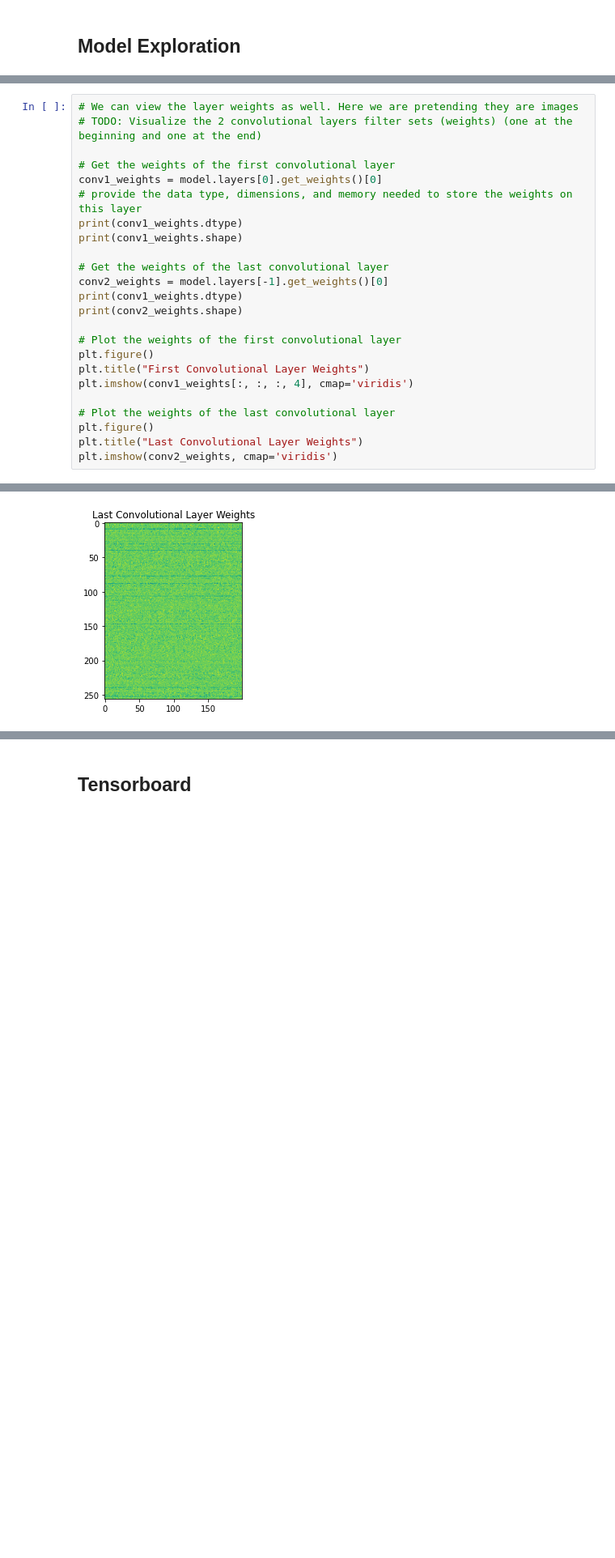
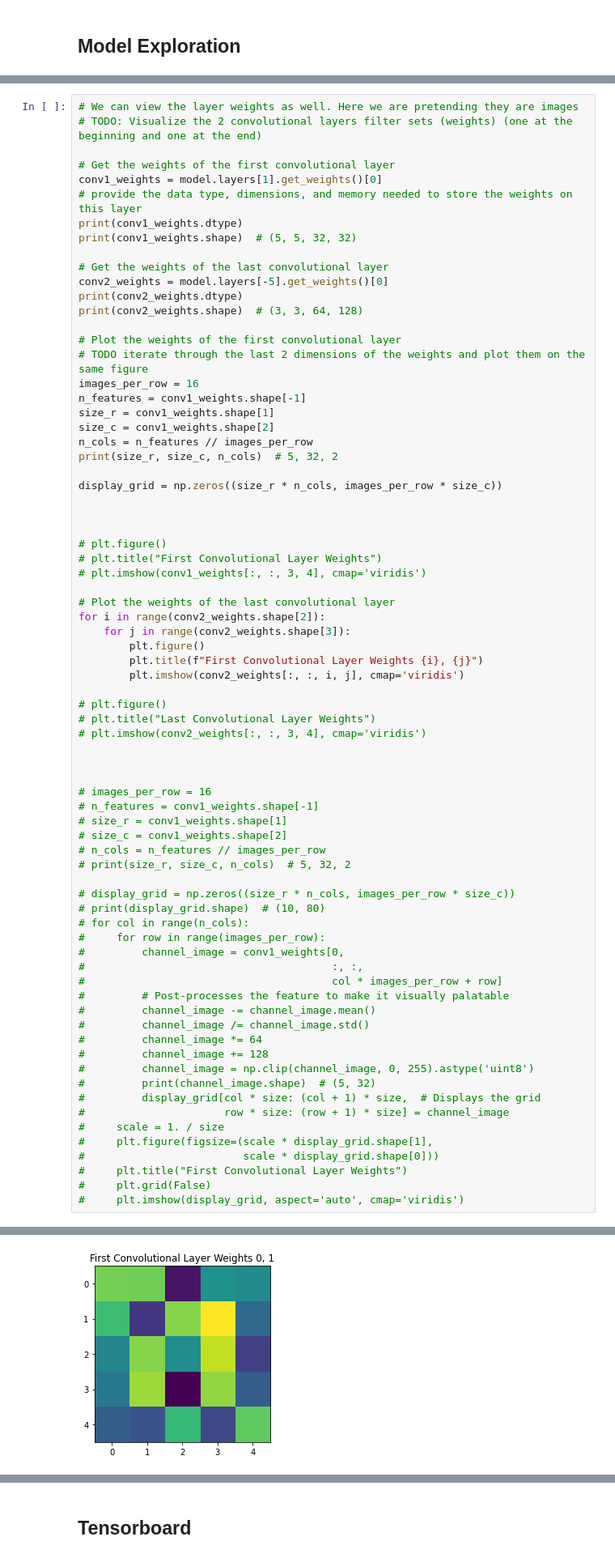
Before and after one commit to WebKingdom/CPRE587, a Jupyter notebook: lab1/487_lab1_Q.ipynb, the cells around one changed output, grey strips where cells are left out. Shown at 81% size. Saved outputs shown, nothing was run; the diff lists cells and outputs as text; blank space fills up the shorter version.

```diff
--- a/lab1/487_lab1_Q.ipynb
+++ b/lab1/487_lab1_Q.ipynb
@@ -374,23 +372,73 @@ tf.keras.utils.plot_model(model, "model.png", show_shapes=True, show_dtype=True,
 # TODO: Visualize the 2 convolutional layers filter sets (weights) (one at the beginning and one at the end)
 
 # Get the weights of the first convolutional layer
-conv1_weights = model.layers[0].get_weights()[0]
+conv1_weights = model.layers[1].get_weights()[0]
 # provide the data type, dimensions, and memory needed to store the weights on this layer
 print(conv1_weights.dtype)
-print(conv1_weights.shape)
+print(conv1_weights.shape)  # (5, 5, 32, 32)
 
 # Get the weights of the last convolutional layer
-conv2_weights = model.layers[-1].get_weights()[0]
-print(conv1_weights.dtype)
-print(conv2_weights.shape)
+conv2_weights = model.layers[-5].get_weights()[0]
+print(conv2_weights.dtype)
+print(conv2_weights.shape)  # (3, 3, 64, 128)
 
 # Plot the weights of the first convolutional layer
-plt.figure()
-plt.title("First Convolutional Layer Weights")
-plt.imshow(conv1_weights[:, :, :, 4], cmap='viridis')
+# TODO iterate through the last 2 dimensions of the weights and plot them on the same figure
+images_per_row = 16
+n_features = conv1_weights.shape[-1]
+size_r = conv1_weights.shape[1]
+size_c = conv1_weights.shape[2]
+n_cols = n_features // images_per_row
+print(size_r, size_c, n_cols)  # 5, 32, 2
+
+display_grid = np.zeros((size_r * n_cols, images_per_row * size_c))
+
+
+
+# plt.figure()
+# plt.title("First Convolutional Layer Weights")
+# plt.imshow(conv1_weights[:, :, 3, 4], cmap='viridis')
 
 # Plot the weights of the last convolutional layer
-plt.figure()
-plt.title("Last Convolutional Layer Weights")
-plt.imshow(conv2_weights, cmap='viridis')
+for i in range(conv2_weights.shape[2]):
+    for j in range(conv2_weights.shape[3]):
+        plt.figure()
+        plt.title(f"First Convolutional Layer Weights {i}, {j}")
+        plt.imshow(conv2_weights[:, :, i, j], cmap='viridis')
+
+# plt.figure()
+# plt.title("Last Convolutional Layer Weights")
+# plt.imshow(conv2_weights[:, :, 3, 4], cmap='viridis')
+
+
+
+# images_per_row = 16
+# n_features = conv1_weights.shape[-1]
+# size_r = conv1_weights.shape[1]
+# size_c = conv1_weights.shape[2]
+# n_cols = n_features // images_per_row
+# print(size_r, size_c, n_cols)  # 5, 32, 2
+
+# display_grid = np.zeros((size_r * n_cols, images_per_row * size_c))
+# print(display_grid.shape)  # (10, 80)
+# for col in range(n_cols):
+#     for row in range(images_per_row):
+#         channel_image = conv1_weights[0,
+#                                       :, :,
+#                                       col * images_per_row + row]
+#         # Post-processes the feature to make it visually palatable
+#         channel_image -= channel_image.mean()
+#         channel_image /= channel_image.std()
+#         channel_image *= 64
+#         channel_image += 128
+#         channel_image = np.clip(channel_image, 0, 255).astype('uint8')
+#         print(channel_image.shape)  # (5, 32)
+#         display_grid[col * size: (col + 1) * size,  # Displays the grid
+#                      row * size: (row + 1) * size] = channel_image
+#     scale = 1. / size
+#     plt.figure(figsize=(scale * display_grid.shape[1],
+#                         scale * display_grid.shape[0]))
+#     plt.title("First Convolutional Layer Weights")
+#     plt.grid(False)
+#     plt.imshow(display_grid, aspect='auto', cmap='viridis')
 # %% [output]
@@ -404 +451 @@ float32
-[figure, old version]
+[figure, new version]
```
Also changed, not shown: parts of 13 cells of this notebook.
